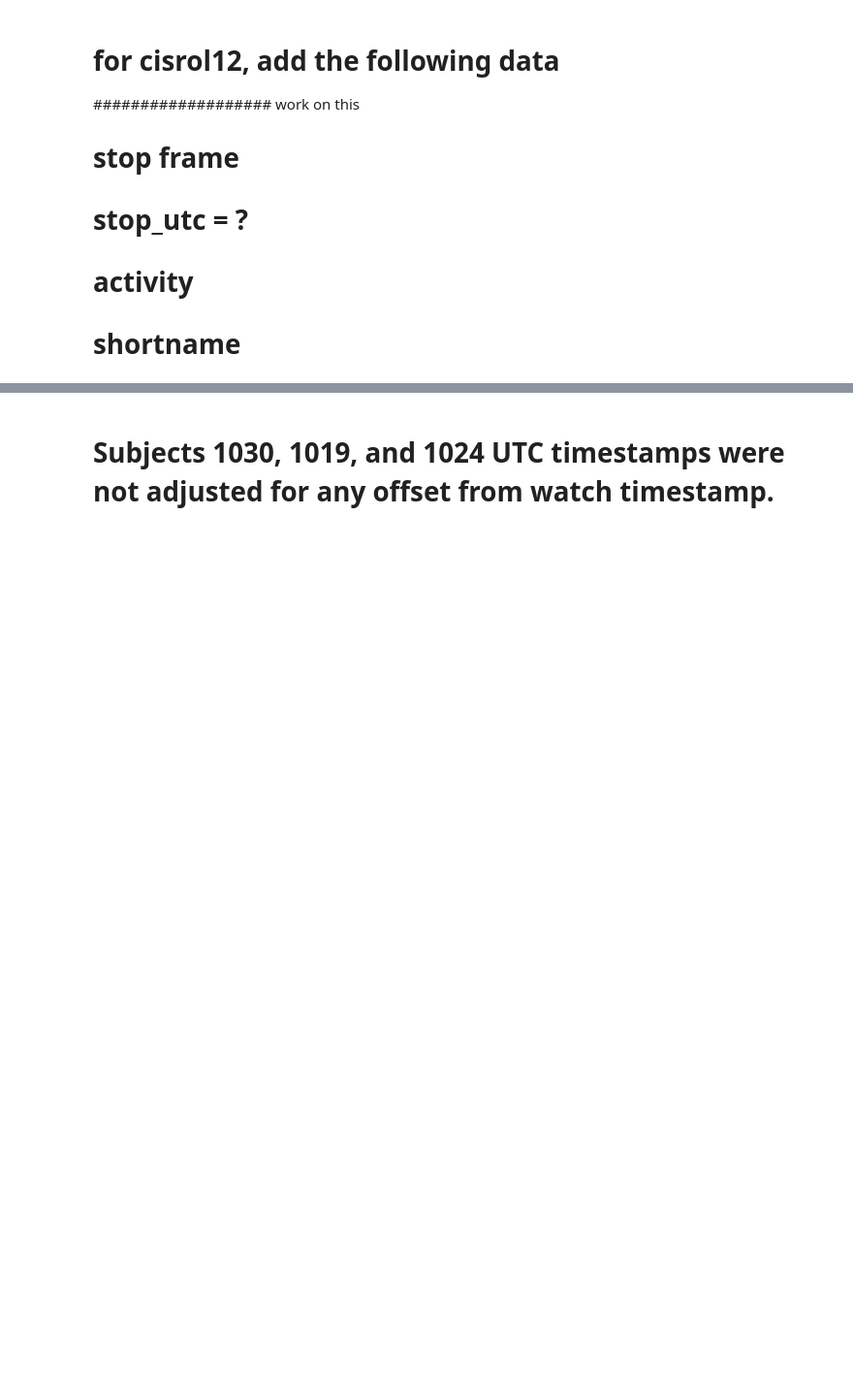
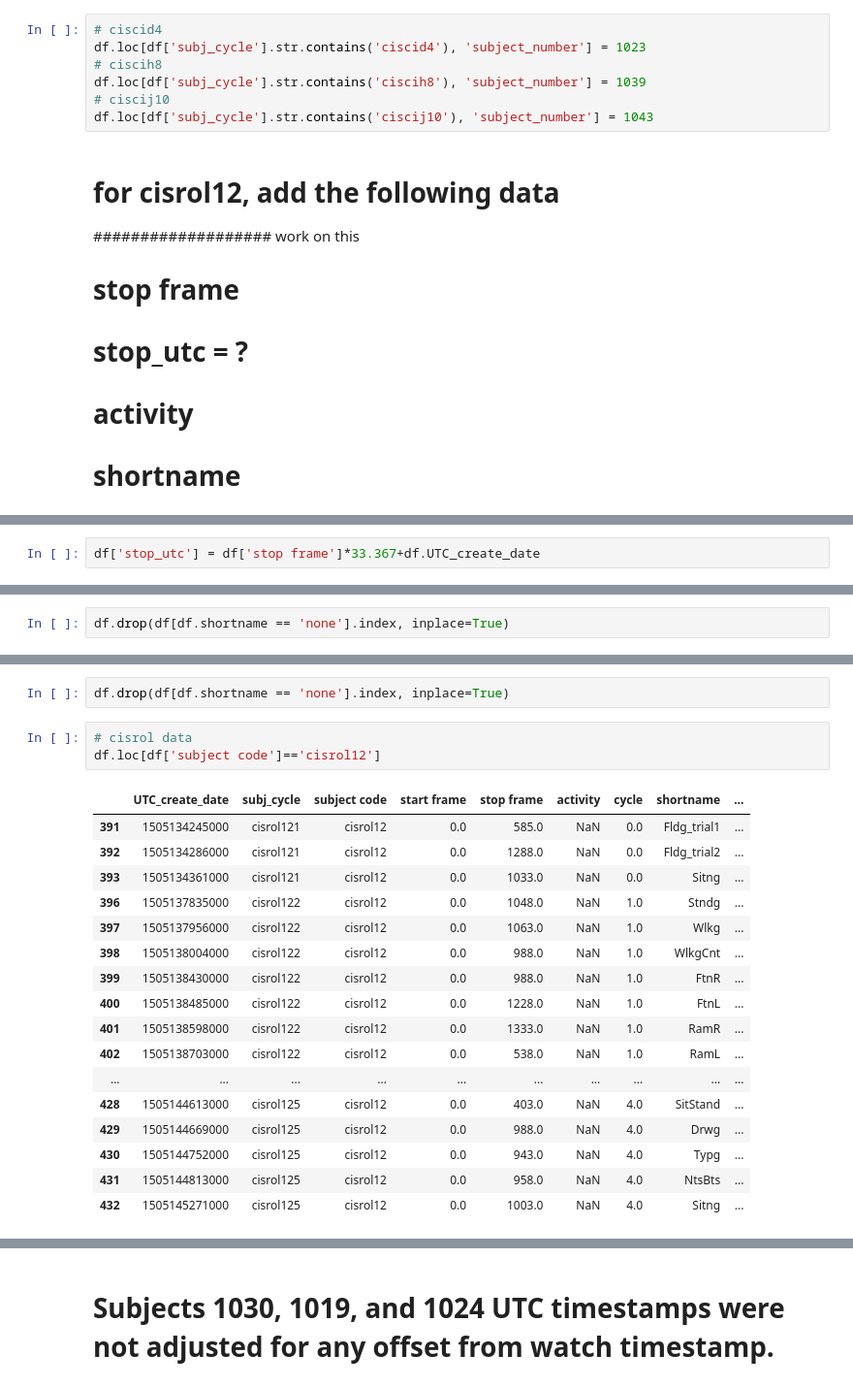
Before and after one commit to kamshee/CIS-PD-MUSC, a Jupyter notebook: sync accelerometer to video clips.ipynb, the cells around one changed output, grey strips where cells are left out. Shown at 97% size. Saved outputs shown, nothing was run; the diff lists cells and outputs as text; blank space fills up the shorter version.

Commit message:
cleaned cisrol timestamps

```diff
--- a/sync accelerometer to video clips.ipynb
+++ b/sync accelerometer to video clips.ipynb
@@ -245,3 +341,10 @@ with open(filename,'wb') as f:
+# %%
+# ciscid4
+df.loc[df['subj_cycle'].str.contains('ciscid4'), 'subject_number'] = 1023
+# ciscih8
+df.loc[df['subj_cycle'].str.contains('ciscih8'), 'subject_number'] = 1039
+# ciscij10
+df.loc[df['subj_cycle'].str.contains('ciscij10'), 'subject_number'] = 1043
 # %% [markdown]
 # for cisrol12, add the following data
 ################### work on this
@@ -251,0 +397,2 @@ with open(filename,'wb') as f:
+# %%
+df['stop_utc'] = df['stop frame']*33.367+df.UTC_create_date
@@ -251,0 +405,2 @@ with open(filename,'wb') as f:
+# %%
+df.drop(df[df.shortname == 'none'].index, inplace=True)
@@ -251,0 +425,23 @@ with open(filename,'wb') as f:
+# %%
+df.drop(df[df.shortname == 'none'].index, inplace=True)
+# %%
+# cisrol data
+df.loc[df['subject code']=='cisrol12']
+# %% [output]
+|  | UTC_create_date | subj_cycle | subject code | start frame | stop frame | activity | cycle | shortname | ... |
+| 391 | 1505134245000 | cisrol121 | cisrol12 | 0.0 | 585.0 | NaN | 0.0 | Fldg_trial1 | ... |
+| 392 | 1505134286000 | cisrol121 | cisrol12 | 0.0 | 1288.0 | NaN | 0.0 | Fldg_trial2 | ... |
+| 393 | 1505134361000 | cisrol121 | cisrol12 | 0.0 | 1033.0 | NaN | 0.0 | Sitng | ... |
+| 396 | 1505137835000 | cisrol122 | cisrol12 | 0.0 | 1048.0 | NaN | 1.0 | Stndg | ... |
+| 397 | 1505137956000 | cisrol122 | cisrol12 | 0.0 | 1063.0 | NaN | 1.0 | Wlkg | ... |
+| 398 | 1505138004000 | cisrol122 | cisrol12 | 0.0 | 988.0 | NaN | 1.0 | WlkgCnt | ... |
+| 399 | 1505138430000 | cisrol122 | cisrol12 | 0.0 | 988.0 | NaN | 1.0 | FtnR | ... |
+| 400 | 1505138485000 | cisrol122 | cisrol12 | 0.0 | 1228.0 | NaN | 1.0 | FtnL | ... |
+| 401 | 1505138598000 | cisrol122 | cisrol12 | 0.0 | 1333.0 | NaN | 1.0 | RamR | ... |
+| 402 | 1505138703000 | cisrol122 | cisrol12 | 0.0 | 538.0 | NaN | 1.0 | RamL | ... |
+| ... | ... | ... | ... | ... | ... | ... | ... | ... | ... |
+| 428 | 1505144613000 | cisrol125 | cisrol12 | 0.0 | 403.0 | NaN | 4.0 | SitStand | ... |
+| 429 | 1505144669000 | cisrol125 | cisrol12 | 0.0 | 988.0 | NaN | 4.0 | Drwg | ... |
+| 430 | 1505144752000 | cisrol125 | cisrol12 | 0.0 | 943.0 | NaN | 4.0 | Typg | ... |
+| 431 | 1505144813000 | cisrol125 | cisrol12 | 0.0 | 958.0 | NaN | 4.0 | NtsBts | ... |
+| 432 | 1505145271000 | cisrol125 | cisrol12 | 0.0 | 1003.0 | NaN | 4.0 | Sitng | ... |
```
Also changed, not shown: parts of 38 cells of this notebook, 1 other file.
